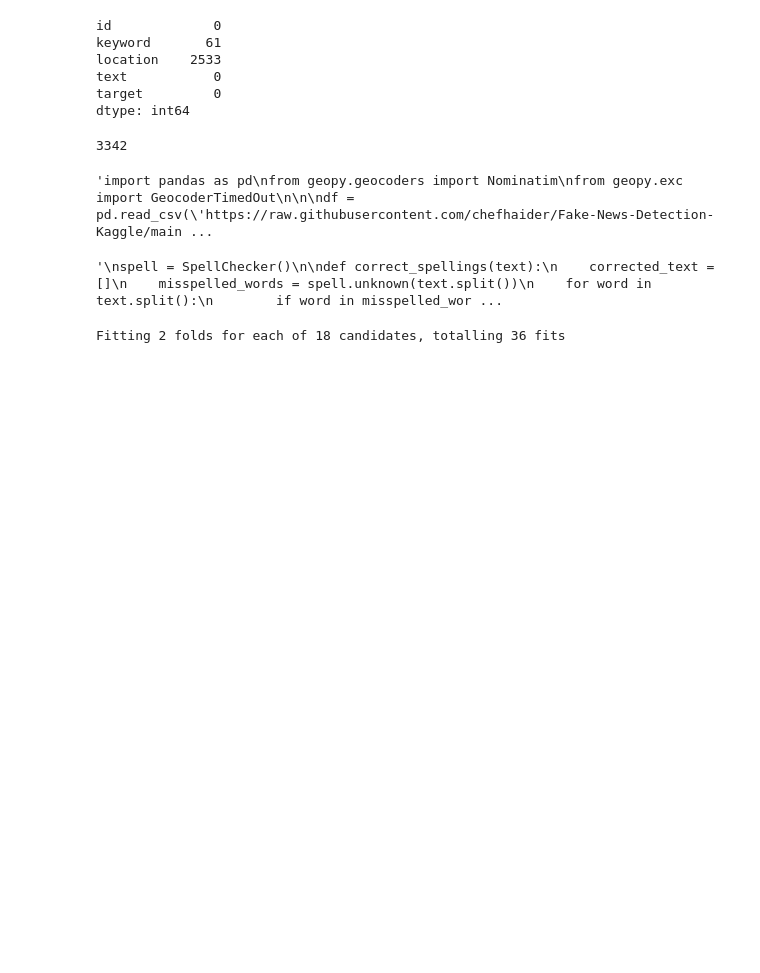
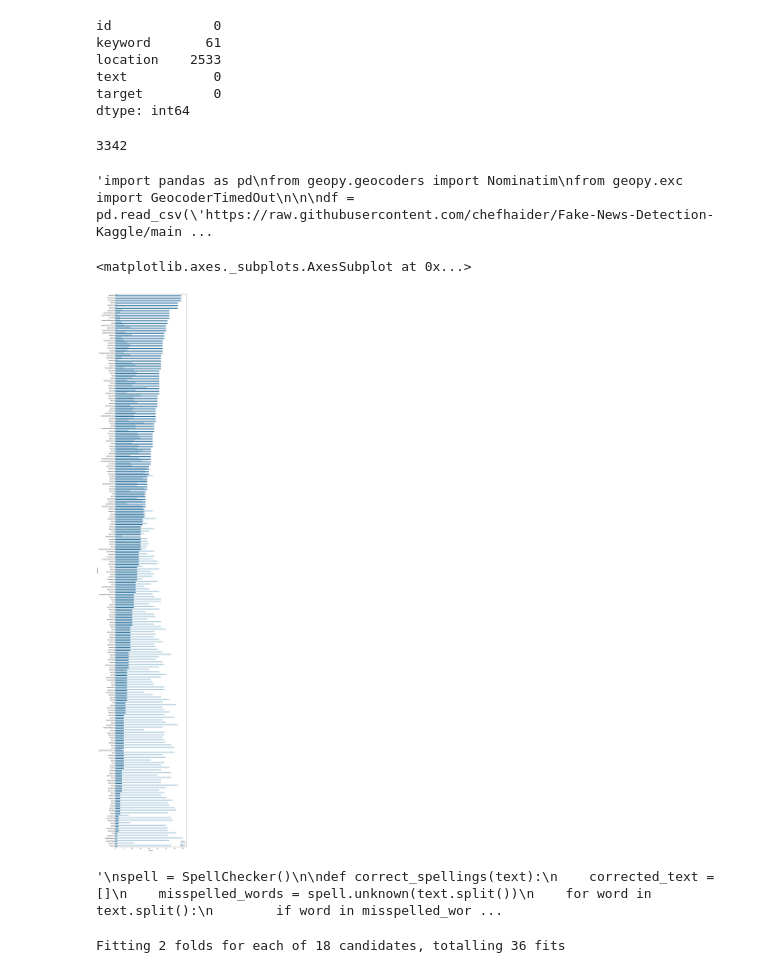
Before and after one commit to chefhaider/Fake-News-Detection, a Jupyter notebook: notebook.ipynb, the cells around one changed output. Saved outputs shown, nothing was run; the diff lists cells and outputs as text; code cells hidden in the pictures; blank space fills up the shorter version.

```diff
--- a/notebook.ipynb
+++ b/notebook.ipynb
@@ -109,8 +109,11 @@ for val in df.location:
 # %% [output]
 'import pandas as pd\nfrom geopy.geocoders import Nominatim\nfrom geopy.exc import GeocoderTimedOut\n\n\ndf = pd.read_csv(\'https://raw.githubusercontent.com/chefhaider/Fake-News-Detection-Kaggle/main ...
 # %%
-#fig = plt.figure(figsize=(10,80))
-#sns.countplot(y="keyword",order=df[df.target == 1]['keyword'].value_counts().index, hue="target",data = df,palette='Paired')
+fig = plt.figure(figsize=(10,80))
+sns.countplot(y="keyword",order=df[df.target == 1]['keyword'].value_counts().index, hue="target",data = df,palette='Paired')
+# %% [output]
+<matplotlib.axes._subplots.AxesSubplot at 0x...>
+[figure, added]
 # %%
 df.dropna(subset = ["keyword"], inplace=True)
 #df.reset_index(drop=True, inplace=True)
```
Also changed, not shown: parts of 8 cells of this notebook.
